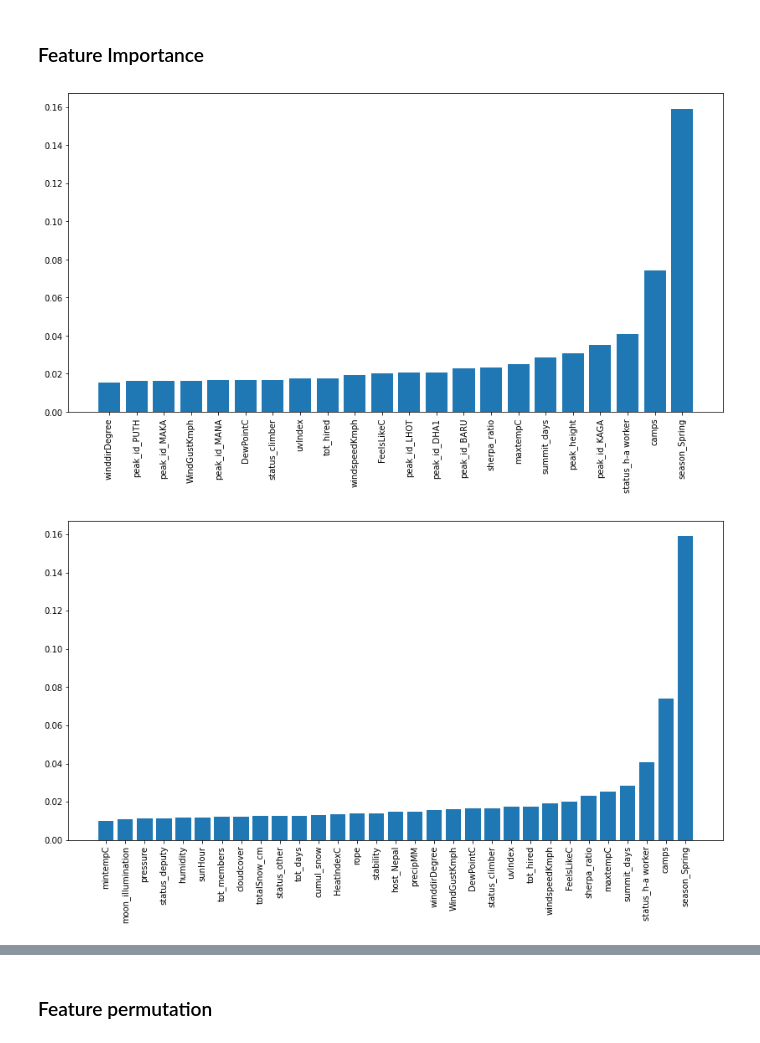
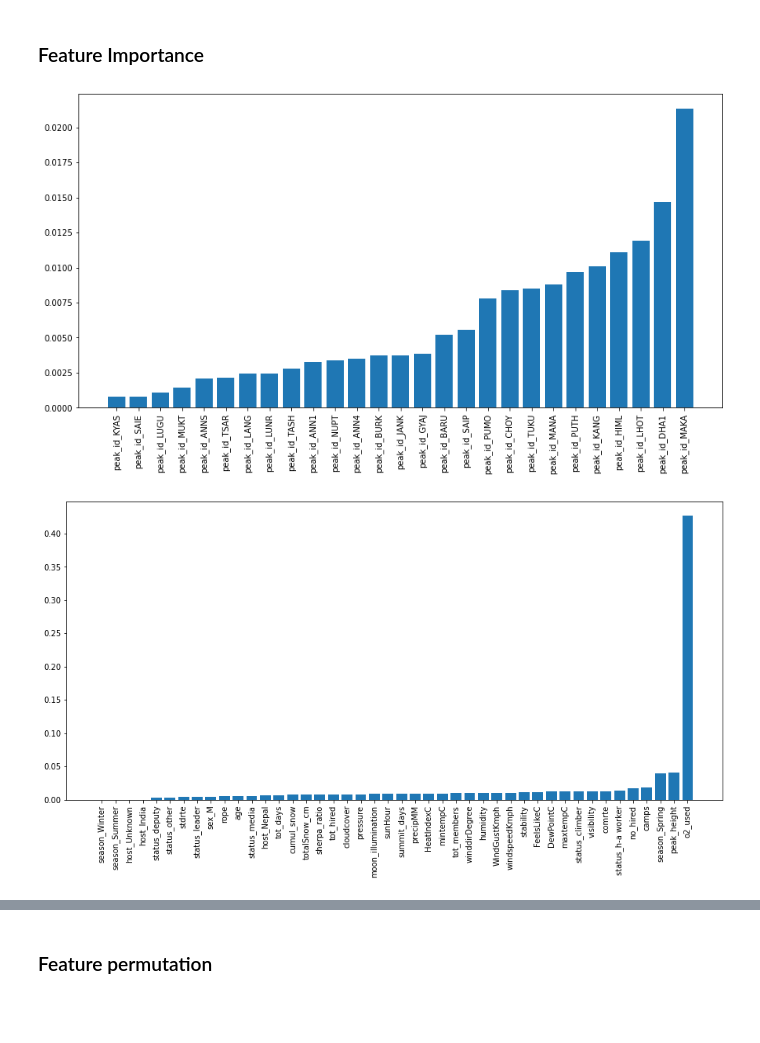
Before and after one commit to JeremyDel/himalaya-project, a Jupyter notebook: himalaya-project/kyril.ipynb, the cells around one changed output, grey strips where cells are left out. Saved outputs shown, nothing was run; the diff lists cells and outputs as text; code cells hidden in the pictures; blank space fills up the shorter version.

```diff
--- a/himalaya-project/kyril.ipynb
+++ b/himalaya-project/kyril.ipynb
@@ -46,6 +46,7 @@ exped.drop(columns= exp_to_drop, inplace=True)
 
 exped['summit_date'] = pd.to_datetime(exped.summit_date, errors = 'coerce')
 exped['bc_date'] = pd.to_datetime(exped.bc_date , errors = 'coerce')
+exped['rope'] = np.where(exped['rope']>0, True, False)
 exped = exped.set_index('summit_date')
 weather = weather.set_index('date_time')
 
@@ -74,7 +75,12 @@ for index, row in df.iterrows():
     acc_snow = weather.loc[date1:date2, 'totalSnow_cm'].sum()
     df.loc[index, 'cumul_snow'] = acc_snow
 
-df.drop(columns=['summit_date', 'exp_id', 'bc_date', 'term_reason', 'pressure_past', 'pressure_futur'], inplace=True)
+feature_to_drop = ['tempC', 'WindChillC', 'primrte', 'disabled',
+                   'traverse', 'parapente', 'solo', 'ski', 'speed',
+                   'summit_date', 'exp_id', 'bc_date', 'term_reason',
+                   'pressure_past', 'pressure_futur', 'uvIndex']
+
+df.drop(columns= feature_to_drop, inplace=True)
 # %%
 # Columns used for the model
 df.columns
@@ -91,4 +95,14 @@ Index(['peak_id', 'host', 'summit_days', 'tot_days', 'camps', 'rope',
       dtype='object')
+# %%
+from sklearn.base import BaseEstimator, TransformerMixin
+
+class BoolImputer(BaseEstimator, TransformerMixin):
+    def __init__(self):
+        return None
+    def fit(self, X, y=None):
+        return self
+    def transform(self, X):
+        return X
 # %%
 # Data Processing
 col_num = []
@@ -114,6 +128,9 @@ numeric_transformer = Pipeline(steps=[
     ('imputer', SimpleImputer()),
     ('scaler', MinMaxScaler())])
 
+bool_transformer = Pipeline(steps=[
+    ('imputer', BoolImputer())])
+
 categorical_transformer = Pipeline(steps=[
     ('imputer', SimpleImputer(strategy='most_frequent')),
     ('onehot', OneHotEncoder(drop= 'first', handle_unknown='error'))])
@@ -121,6 +138,7 @@ categorical_transformer = Pipeline(steps=[
 preprocessor = ColumnTransformer(
     transformers=[
         ('num', numeric_transformer, col_num),
+        ('bool', bool_transformer, col_bool),
         ('cat', categorical_transformer, col_object)])
 
 clf = Pipeline(steps=[('preprocessor', preprocessor)])
@@ -133,10 +151,10 @@ X_tr = X_trans.toarray()
 
 X_train, X_test, y_train, y_test = train_test_split(X_tr, y, test_size= 0.3, random_state= 1)
 # %%
-ohe_col = list(clf.named_steps['preprocessor'].transformers_[1][1]\
+ohe_col = list(clf.named_steps['preprocessor'].transformers_[2][1]\
    .named_steps['onehot'].get_feature_names(col_object))
 
-feature_names = col_num + ohe_col
+feature_names = col_num + col_bool + ohe_col
 # %%
 # Model Traning
 from sklearn.metrics import classification_report
@@ -182,26 +178,30 @@ weighted avg       0.81      0.81      0.81      4142
 # %%
 # feature importance
 dfeat = pd.DataFrame(data=boost.feature_importances_)
 dfeat['feature'] = feature_names
 dfeat.columns = ['value', 'feature']
+dfeat = dfeat[dfeat['feature'].str.contains('peak_id')]
 dfeat = dfeat.sort_values(by='value')
 
-val = 0.015
+val = 0
 # plot
 plt.bar(dfeat.loc[dfeat['value']> val , 'feature'], dfeat.loc[dfeat['value']> val , 'value'])
 plt.xticks(rotation=90)
 plt.show()
 # %% [output]
-[figure, old version]
+[figure, new version]
 # %%
 # feature without peak_id
-df_feat_2 = dfeat[~dfeat['feature'].str.contains('peak')]
+dfeat = pd.DataFrame(data=boost.feature_importances_)
+dfeat['feature'] = feature_names
+dfeat.columns = ['value', 'feature']
+df_feat_2 = dfeat[~dfeat['feature'].str.contains('peak_id')]
+df_feat_2 = df_feat_2.sort_values(by='value')
 
 # plot
-val = 0.01
-
-plt.bar(df_feat_2.loc[df_feat_2['value']> val , 'feature'], df_feat_2.loc[df_feat_2['value']> val , 'value'])
+plt.figure(figsize=(15,7))
+plt.bar(df_feat_2.feature, df_feat_2.value)
 plt.xticks(rotation=90)
 plt.show()
 # %% [output]
-[figure, old version]
+[figure, new version]
```
Also changed, not shown: parts of 30 cells of this notebook, 4 other files.
